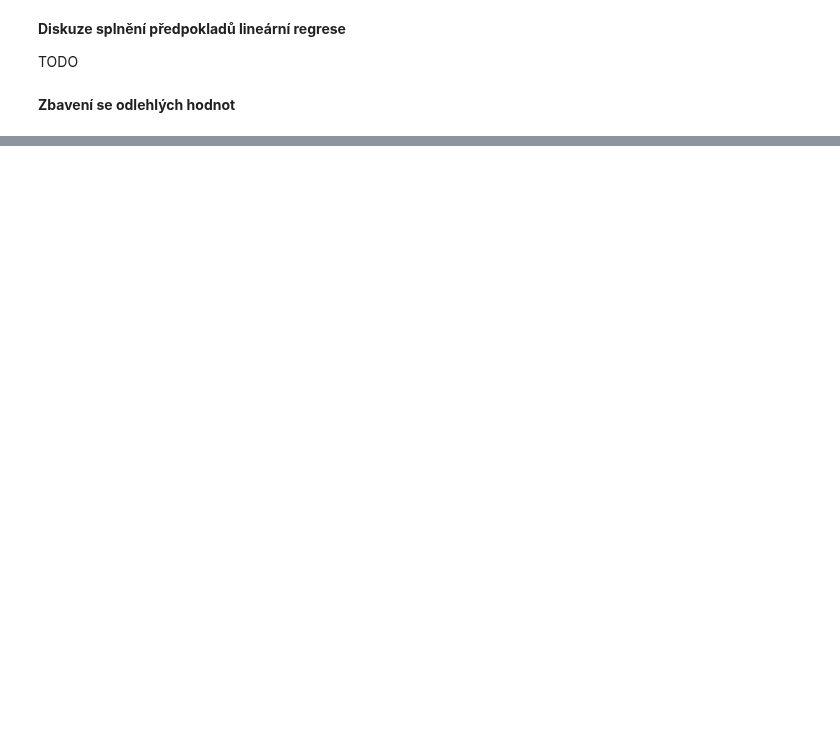
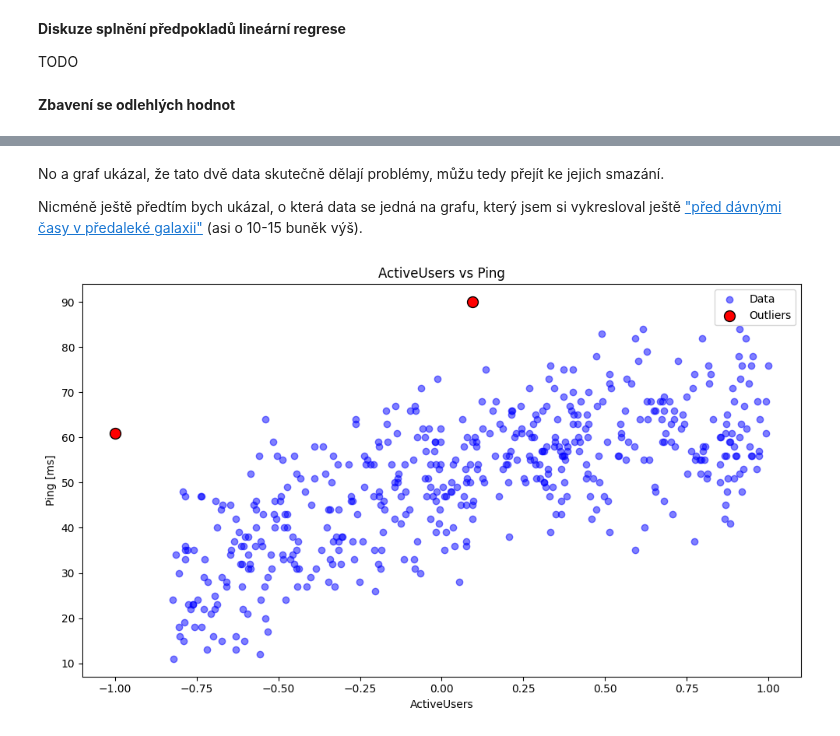
Before and after one commit to MOONYROS/VUT-MSP-projects, a Jupyter notebook: proj2/proj2.ipynb, the cells around one changed output, grey strips where cells are left out. Drawn from its saved outputs; the diff is of its cells as text; code cells hidden in the pictures; blank space fills up the shorter version.

```diff
--- a/proj2/proj2.ipynb
+++ b/proj2/proj2.ipynb
@@ -562,0 +624,28 @@ TODO
+# %% [markdown]
+No a graf ukázal, že tato dvě data skutečně dělají problémy, můžu tedy přejít ke jejich smazání.
+
+Nicméně ještě předtím bych ukázal, o která data se jedná na grafu, který jsem si vykresloval ještě ["před dávnými časy v předaleké galaxii"](https://youtu.be/iXDnFYu91vY?t=25) (asi o 10-15 buněk výš).
+# %%
+outliers = [255, 476]
+
+plt.figure(figsize=(10, 6))
+plt.scatter(df['ActiveUsers'], df['Ping'], alpha=0.5, color='blue', label='Data')
+
+plt.scatter(
+    df.loc[outliers, 'ActiveUsers'],
+    df.loc[outliers, 'Ping'],
+    color='red',
+    label='Outliers',
+    s=100,
+    edgecolors='black'
+)
+
+plt.title('ActiveUsers vs Ping')
+plt.xlabel('ActiveUsers')
+plt.ylabel('Ping [ms]')
+plt.legend()
+
+plt.tight_layout()
+plt.show()
+# %% [output]
+[figure, added]
```
Also changed, not shown: parts of 13 cells of this notebook.
